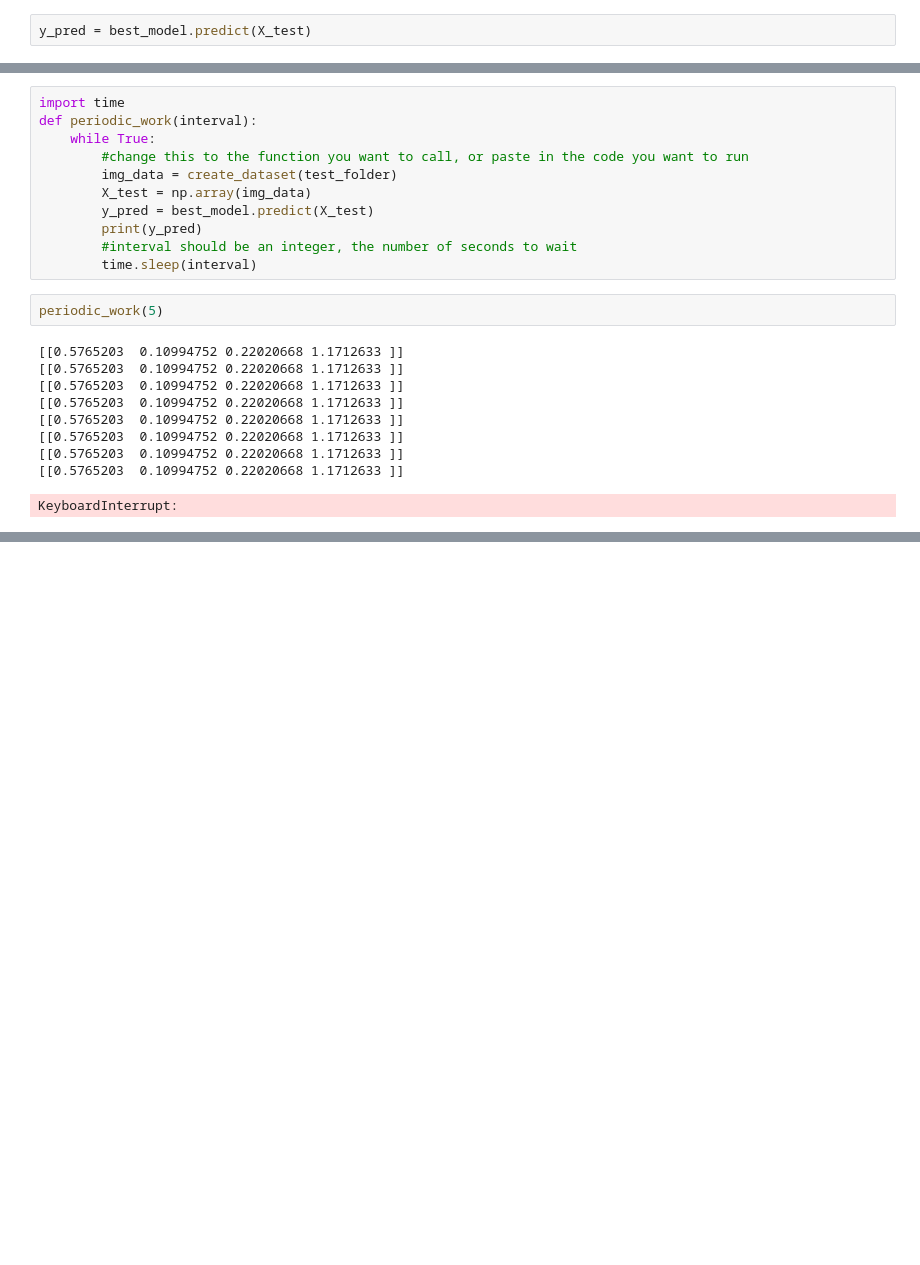
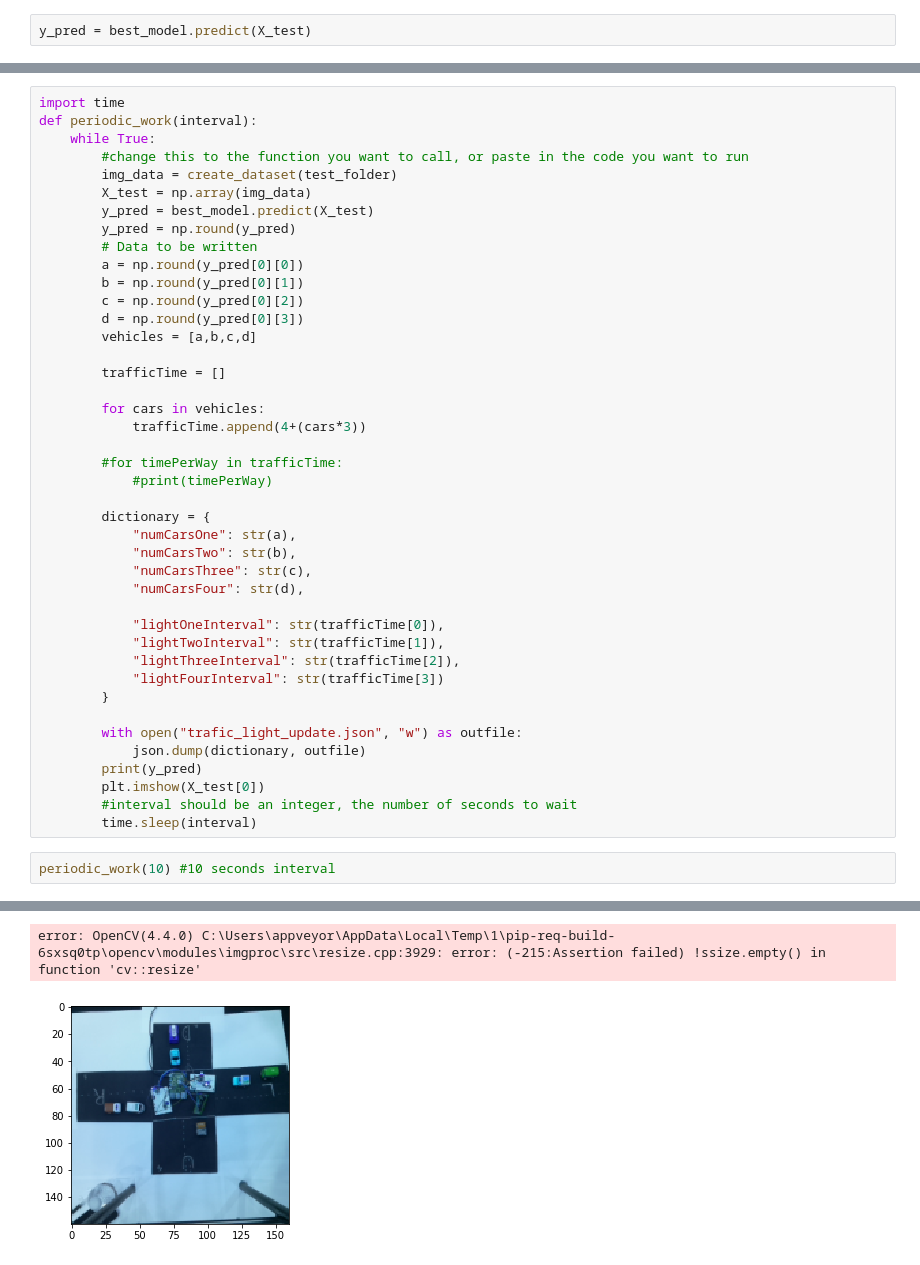
Before and after one commit to mjbrom/IoT, a Jupyter notebook: ML code/traffic_project_IoT.ipynb, the cells around one changed output, grey strips where cells are left out. Saved outputs shown, nothing was run; the diff lists cells and outputs as text; blank space fills up the shorter version.

```diff
--- a/ML code/traffic_project_IoT.ipynb
+++ b/ML code/traffic_project_IoT.ipynb
@@ -229,18 +212,40 @@ def periodic_work(interval):
         img_data = create_dataset(test_folder)
         X_test = np.array(img_data)
         y_pred = best_model.predict(X_test)
+        y_pred = np.round(y_pred)
+        # Data to be written
+        a = np.round(y_pred[0][0])
+        b = np.round(y_pred[0][1])
+        c = np.round(y_pred[0][2])
+        d = np.round(y_pred[0][3])
+        vehicles = [a,b,c,d]
+
+        trafficTime = []
+
+        for cars in vehicles:
+            trafficTime.append(4+(cars*3))
+
+        #for timePerWay in trafficTime:
+            #print(timePerWay)
+
+        dictionary = {
+            "numCarsOne": str(a),
+            "numCarsTwo": str(b),
+            "numCarsThree": str(c),
+            "numCarsFour": str(d),
+
+            "lightOneInterval": str(trafficTime[0]),
+            "lightTwoInterval": str(trafficTime[1]),
+            "lightThreeInterval": str(trafficTime[2]),
+            "lightFourInterval": str(trafficTime[3])
+        }
+
+        with open("trafic_light_update.json", "w") as outfile:
+            json.dump(dictionary, outfile)
         print(y_pred)
+        plt.imshow(X_test[0])
         #interval should be an integer, the number of seconds to wait
         time.sleep(interval)
-# %%
-periodic_work(5)
-# %% [output]
-[[0.5765203  0.10994752 0.22020668 1.1712633 ]]
-[[0.5765203  0.10994752 0.22020668 1.1712633 ]]
-[[0.5765203  0.10994752 0.22020668 1.1712633 ]]
-[[0.5765203  0.10994752 0.22020668 1.1712633 ]]
-[[0.5765203  0.10994752 0.22020668 1.1712633 ]]
-[[0.5765203  0.10994752 0.22020668 1.1712633 ]]
-[[0.5765203  0.10994752 0.22020668 1.1712633 ]]
-[[0.5765203  0.10994752 0.22020668 1.1712633 ]]
-KeyboardInterrupt:
+# %%
+periodic_work(10) #10 seconds interval
+# %% [output]
@@ -246,0 +269,2 @@ KeyboardInterrupt:
+error: OpenCV(4.4.0) C:\Users\appveyor\AppData\Local\Temp\1\pip-req-build-6sxsq0tp\opencv\modules\imgproc\src\resize.cpp:3929: error: (-215:Assertion failed) !ssize.empty() in function 'cv::resize'
+[figure, added]
```
Also changed, not shown: parts of 19 cells of this notebook, 1 other file.
